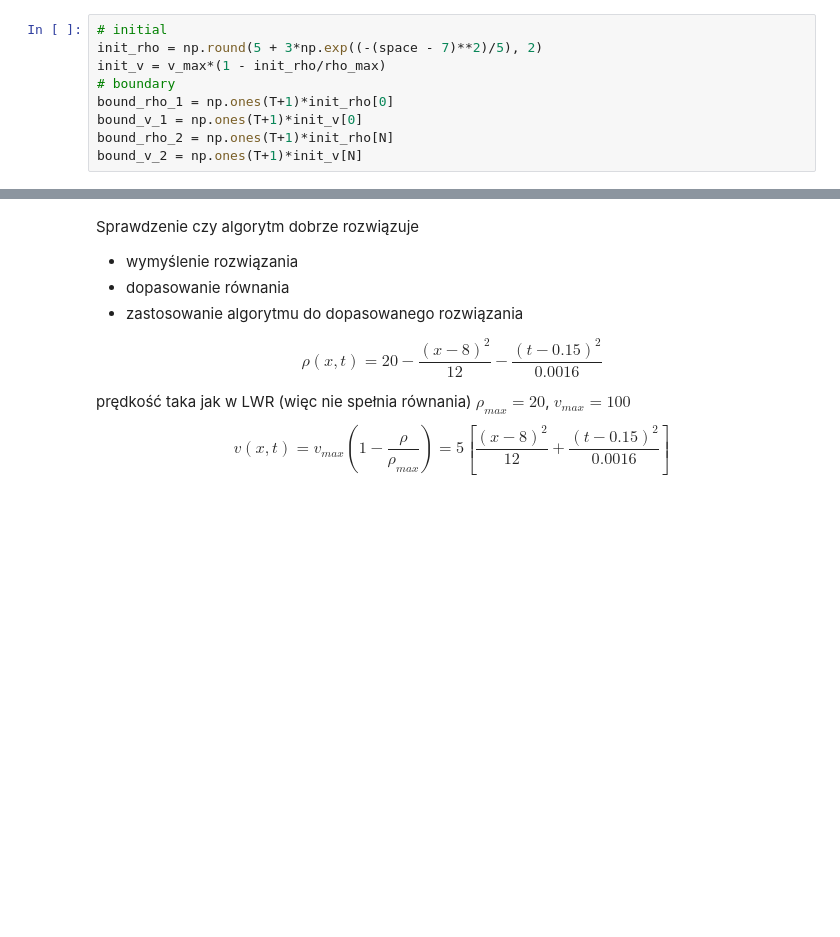
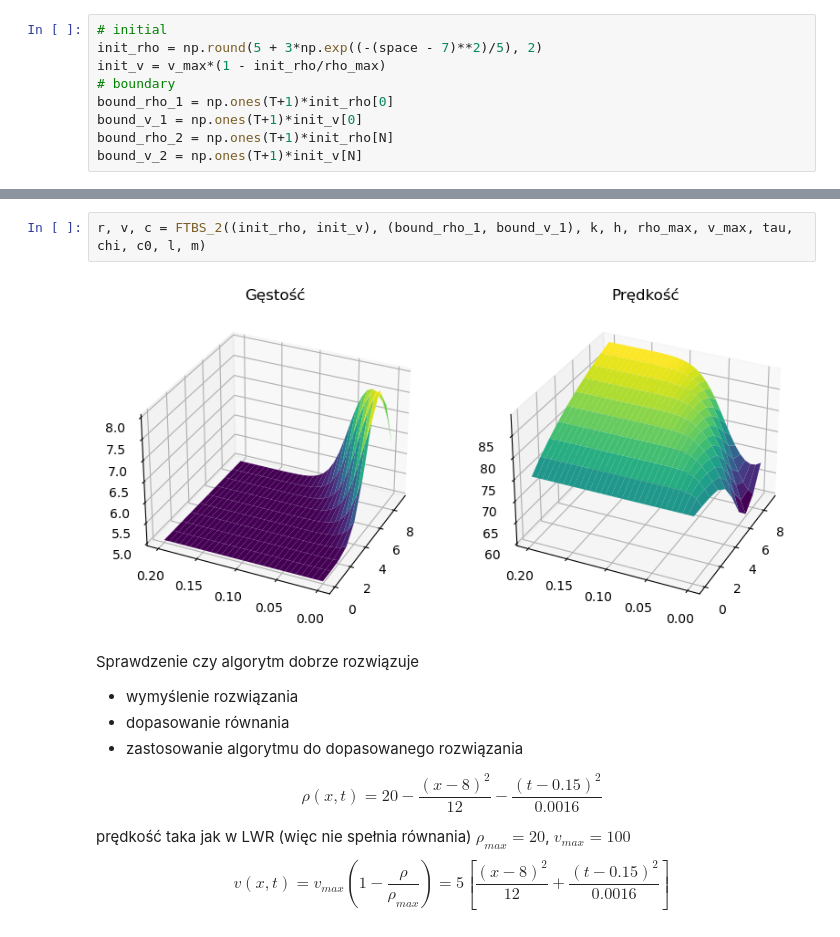
Before and after one commit to izalu24/Praca-licencjacka, a Jupyter notebook: rozwiazania.ipynb, the cells around one changed output, grey strips where cells are left out. Cells and saved outputs as stored; diff of their text form; blank space fills up the shorter version.

```diff
--- a/rozwiazania.ipynb
+++ b/rozwiazania.ipynb
@@ -38,3 +38,7 @@ r, v, c = FTCS((init_rho, init_v), (bound_rho_1, bound_rho_2, bound_v_1, bound_v
+# %%
+r, v, c = FTBS_2((init_rho, init_v), (bound_rho_1, bound_v_1), k, h, rho_max, v_max, tau, chi, c0, l, m)
+# %% [output]
+[figure, added]
 # %% [markdown]
 Sprawdzenie czy algorytm dobrze rozwiązuje
 
```
Also changed, not shown: parts of 12 cells of this notebook, 7 other files.
